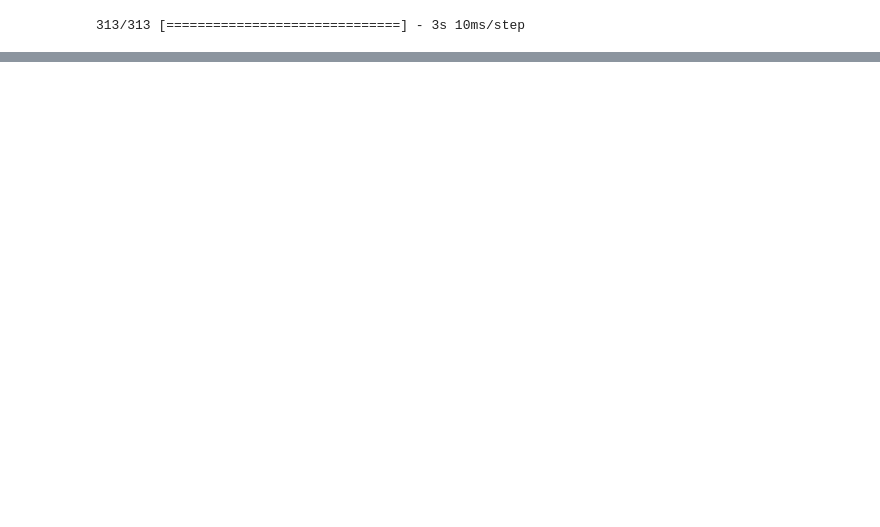
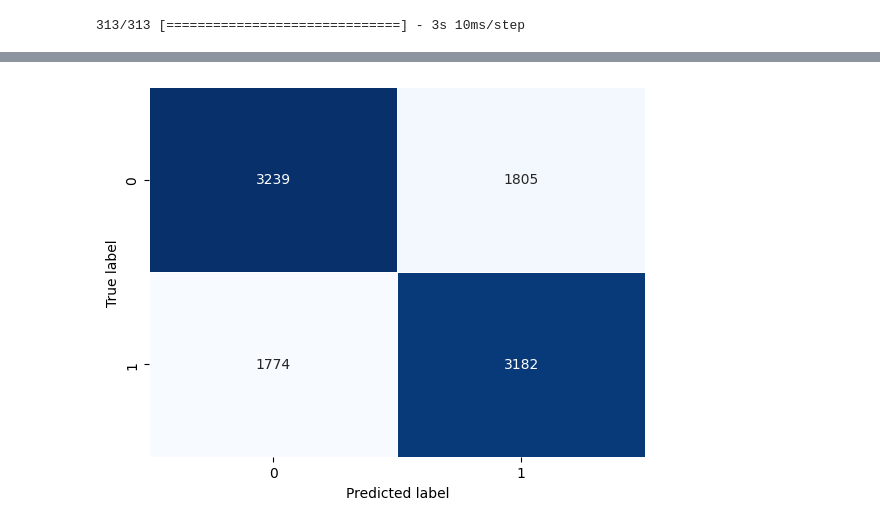
Before and after one commit to debonil/nlu-assignments, a Jupyter notebook: assignment1.ipynb, the cells around one changed output, grey strips where cells are left out. Saved outputs shown, nothing was run; the diff lists cells and outputs as text; code cells hidden in the pictures; blank space fills up the shorter version.

```diff
--- a/assignment1.ipynb
+++ b/assignment1.ipynb
@@ -370,0 +466,18 @@ plot_confusion_matrix(y_test, preds_rnn_256)
+# %%
+# define the model
+DoubleLSTMLayer64 = Sequential(name="DoubleLSTMLayer64")
+DoubleLSTMLayer64.add(Embedding(vocab_size, 256, input_length=max_length))
+DoubleLSTMLayer64.add(LSTM(64, return_sequences=True))
+DoubleLSTMLayer64.add(LSTM(32, return_sequences=True))
+DoubleLSTMLayer64.add(Dense(32, activation='relu'))
+DoubleLSTMLayer64.add(keras.layers.Dropout(0.5))
+DoubleLSTMLayer64.add(Dense(1, activation='relu'))
+
+
+opt = keras.optimizers.Adam(learning_rate=1e-5)
+
+# compile the model
+DoubleLSTMLayer64.compile(optimizer=opt, loss='binary_crossentropy', metrics=['accuracy'])
+
+# summarize the model
+print(DoubleLSTMLayer64.summary())
@@ -370,0 +505,11 @@ plot_confusion_matrix(y_test, preds_rnn_256)
+# %%
+early_stop = EarlyStopping(monitor='val_loss', mode='min', verbose=1, patience=10)
+
+# fit the model
+history = DoubleLSTMLayer64.fit(x=padded_train,
+         y=y_train,
+         epochs=100,
+         validation_data=(padded_val, y_val), verbose=1,
+         callbacks=[early_stop]
+         )
+plot_training_graph(history)
@@ -370,0 +590,11 @@ plot_confusion_matrix(y_test, preds_rnn_256)
+# %%
+early_stop = EarlyStopping(monitor='val_loss', mode='min', verbose=1, patience=10)
+
+# fit the model
+history = DoubleLSTMLayer64.fit(x=padded_train,
+         y=y_train,
+         epochs=100,
+         validation_data=(padded_val, y_val), verbose=1,
+         callbacks=[early_stop]
+         )
+plot_training_graph(history)
@@ -370,0 +609,2 @@ plot_confusion_matrix(y_test, preds_rnn_256)
+# %%
+preds_2_lstm_64 = (DoubleLSTMLayer64.predict(padded_test) > 0.5).astype("int32")
@@ -370,0 +628,4 @@ plot_confusion_matrix(y_test, preds_rnn_256)
+# %%
+plot_confusion_matrix(y_test, preds_2_lstm_64)
+# %% [output]
+[figure, added]
```
Also changed, not shown: parts of 25 cells of this notebook.
